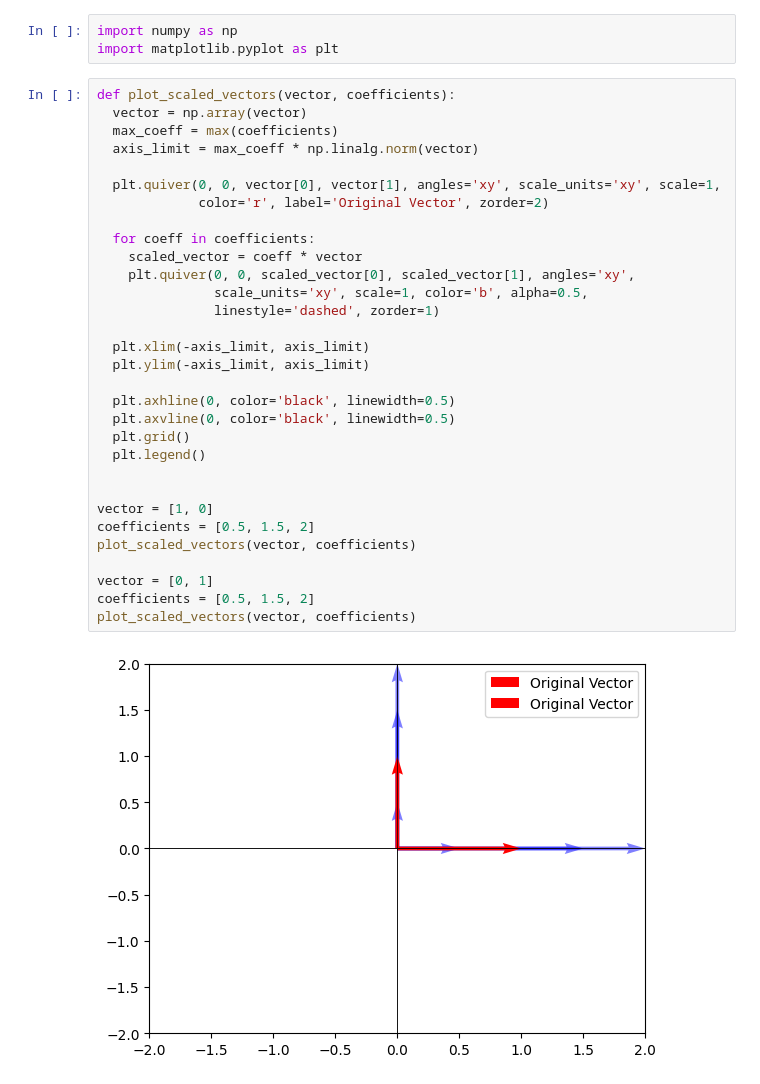
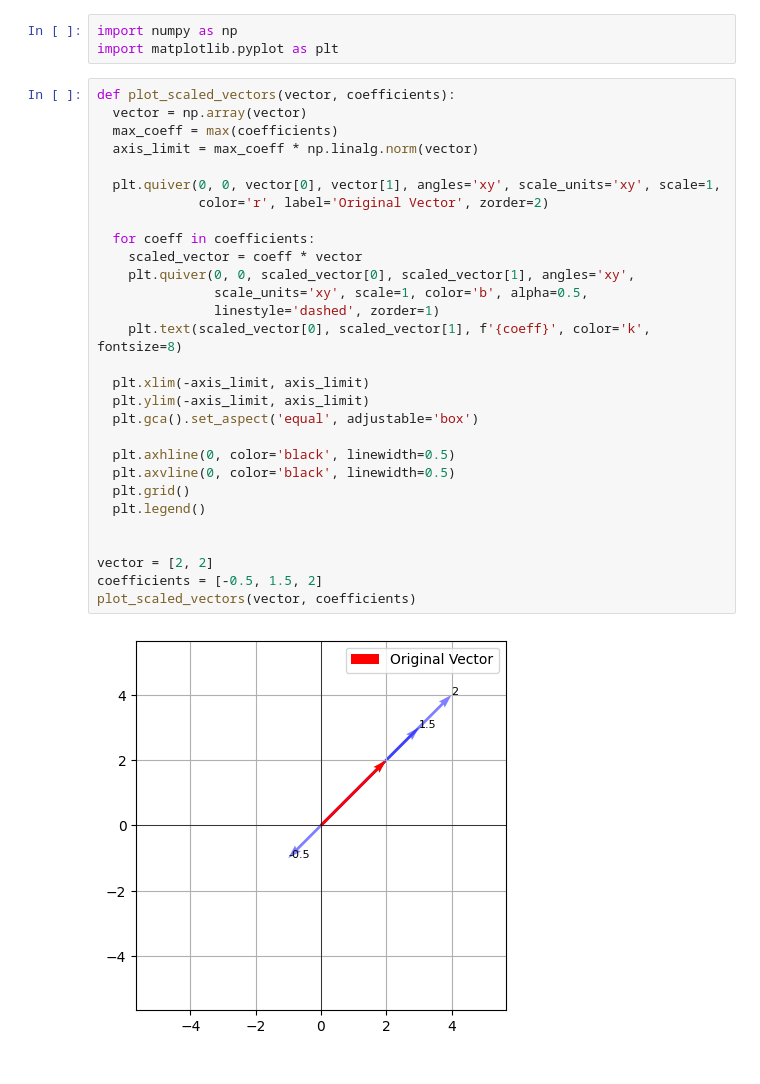
Before and after one commit to k26rahul/Machine-Learning-IITM, a Jupyter notebook: week-1/plot_scaled_vectors.ipynb, the cells around one changed output. Cells and saved outputs as stored; diff of their text form.

```diff
--- a/week-1/plot_scaled_vectors.ipynb
+++ b/week-1/plot_scaled_vectors.ipynb
@@ -4,33 +4,31 @@ import matplotlib.pyplot as plt
 # %%
 def plot_scaled_vectors(vector, coefficients):
   vector = np.array(vector)
   max_coeff = max(coefficients)
   axis_limit = max_coeff * np.linalg.norm(vector)
 
   plt.quiver(0, 0, vector[0], vector[1], angles='xy', scale_units='xy', scale=1,
              color='r', label='Original Vector', zorder=2)
 
   for coeff in coefficients:
     scaled_vector = coeff * vector
     plt.quiver(0, 0, scaled_vector[0], scaled_vector[1], angles='xy',
                scale_units='xy', scale=1, color='b', alpha=0.5,
                linestyle='dashed', zorder=1)
+    plt.text(scaled_vector[0], scaled_vector[1], f'{coeff}', color='k', fontsize=8)
 
   plt.xlim(-axis_limit, axis_limit)
   plt.ylim(-axis_limit, axis_limit)
+  plt.gca().set_aspect('equal', adjustable='box')
 
   plt.axhline(0, color='black', linewidth=0.5)
   plt.axvline(0, color='black', linewidth=0.5)
   plt.grid()
   plt.legend()
 
 
-vector = [1, 0]
-coefficients = [0.5, 1.5, 2]
+vector = [2, 2]
+coefficients = [-0.5, 1.5, 2]
 plot_scaled_vectors(vector, coefficients)
-
-vector = [0, 1]
-coefficients = [0.5, 1.5, 2]
-plot_scaled_vectors(vector, coefficients)
 # %% [output]
-[figure, old version]
+[figure, new version]
```
Also changed, not shown: parts of 2 cells of this notebook, 8 other files.
